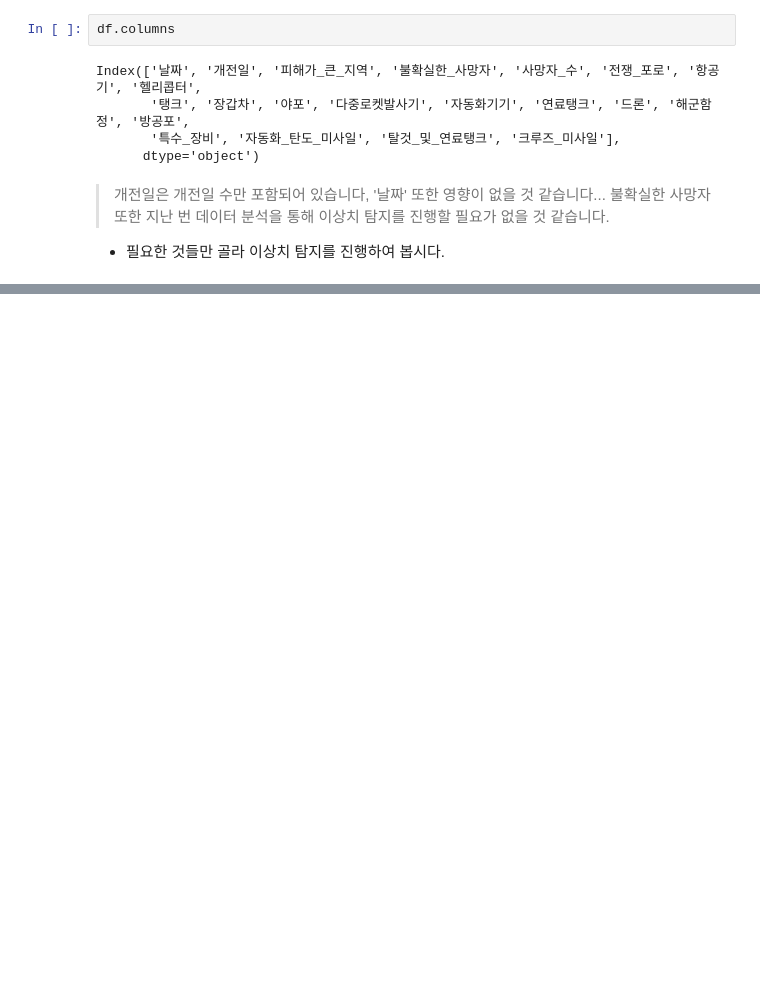
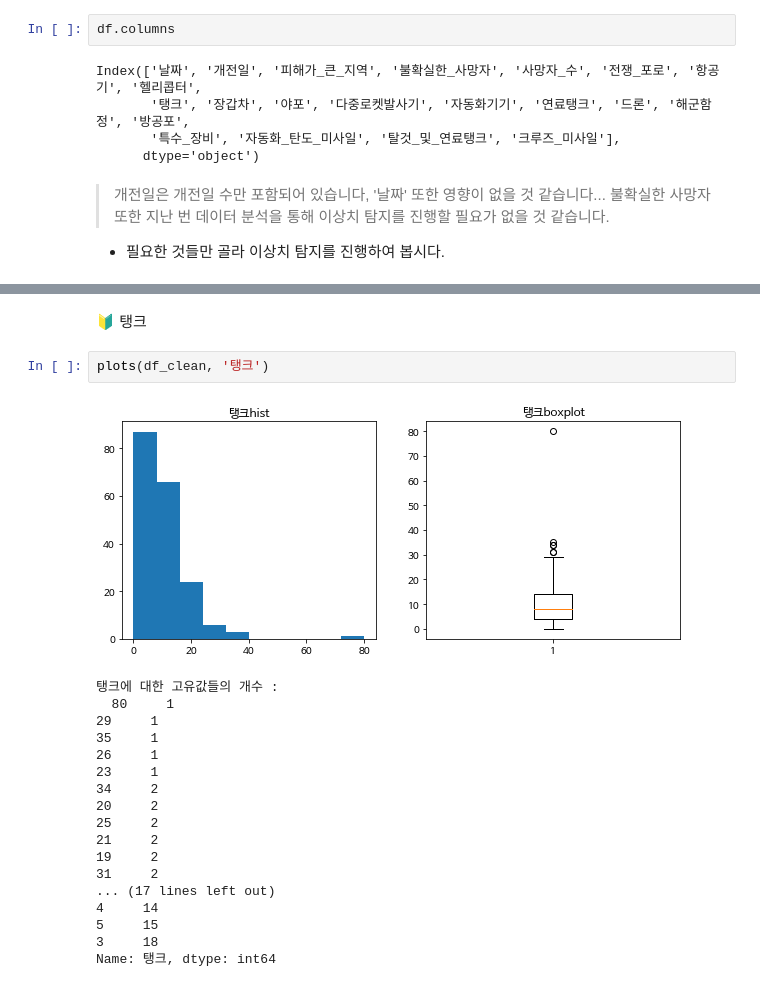
Before and after one commit to 00150/AI_07_JYP_Project_section_02, a Jupyter notebook: 🌏_우크라이나_vs_러시아_전쟁_분석_(feat_디테일하게_).ipynb, the cells around one changed output, grey strips where cells are left out. Cells and saved outputs as stored; diff of their text form; blank space fills up the shorter version.

```diff
--- a/🌏_우크라이나_vs_러시아_전쟁_분석_(feat_디테일하게_).ipynb
+++ b/🌏_우크라이나_vs_러시아_전쟁_분석_(feat_디테일하게_).ipynb
@@ -410,0 +525,23 @@ plots(df,'개전일')
+# %% [markdown]
+ 🔰 탱크
+# %%
+plots(df_clean, '탱크')
+# %% [output]
+[figure, added]
+탱크에 대한 고유값들의 개수 :
+  80     1
+29     1
+35     1
+26     1
+23     1
+34     2
+20     2
+25     2
+21     2
+19     2
+31     2
+... (17 lines left out)
+4     14
+5     15
+3     18
+Name: 탱크, dtype: int64
```
Also changed, not shown: parts of 52 cells of this notebook.
